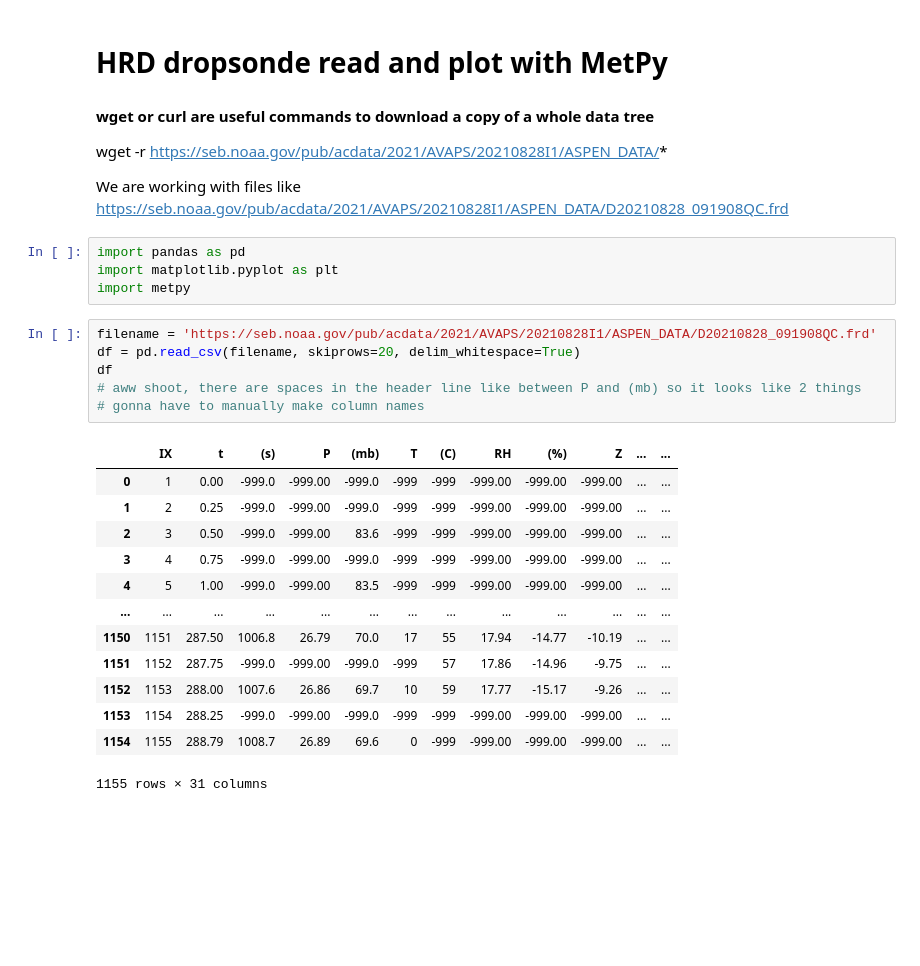
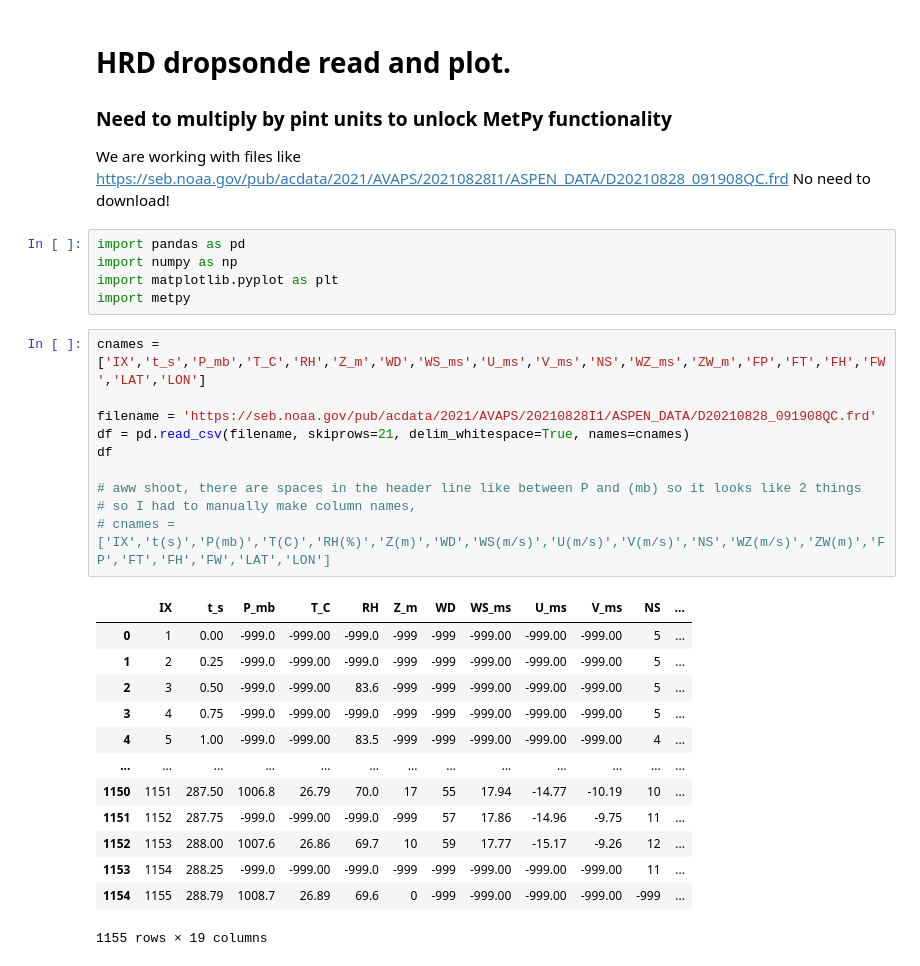
Before and after one commit to MPOcanes/MPO624_2022, a Jupyter notebook: Notebooks/HRD_dropsondes.ipynb, the cells around one changed output. Saved outputs shown, nothing was run; the diff lists cells and outputs as text; blank space fills up the shorter version.

```diff
--- a/Notebooks/HRD_dropsondes.ipynb
+++ b/Notebooks/HRD_dropsondes.ipynb
@@ -1,31 +1,35 @@
 # %% [markdown]
-# HRD dropsonde read and plot with MetPy
-
-#### wget or curl are useful commands to download a copy of a whole data tree
-wget -r https://seb.noaa.gov/pub/acdata/2021/AVAPS/20210828I1/ASPEN_DATA/*
+# HRD dropsonde read and plot.
+### Need to multiply by pint units to unlock MetPy functionality
 
 We are working with files like https://seb.noaa.gov/pub/acdata/2021/AVAPS/20210828I1/ASPEN_DATA/D20210828_091908QC.frd
+No need to download!
 # %%
 import pandas as pd
+import numpy as np
 import matplotlib.pyplot as plt
 import metpy
 # %%
+cnames = ['IX','t_s','P_mb','T_C','RH','Z_m','WD','WS_ms','U_ms','V_ms','NS','WZ_ms','ZW_m','FP','FT','FH','FW','LAT','LON']
+
 filename = 'https://seb.noaa.gov/pub/acdata/2021/AVAPS/20210828I1/ASPEN_DATA/D20210828_091908QC.frd'
-df = pd.read_csv(filename, skiprows=20, delim_whitespace=True)
+df = pd.read_csv(filename, skiprows=21, delim_whitespace=True, names=cnames)
 df
+
 # aww shoot, there are spaces in the header line like between P and (mb) so it looks like 2 things
-# gonna have to manually make column names
+# so I had to manually make column names,
+# cnames = ['IX','t(s)','P(mb)','T(C)','RH(%)','Z(m)','WD','WS(m/s)','U(m/s)','V(m/s)','NS','WZ(m/s)','ZW(m)','FP','FT','FH','FW','LAT','LON']
 # %% [output]
-|  | IX | t | (s) | P | (mb) | T | (C) | RH | (%) | Z | ... | ... |
-| 0 | 1 | 0.00 | -999.0 | -999.00 | -999.0 | -999 | -999 | -999.00 | -999.00 | -999.00 | ... | ... |
-| 1 | 2 | 0.25 | -999.0 | -999.00 | -999.0 | -999 | -999 | -999.00 | -999.00 | -999.00 | ... | ... |
-| 2 | 3 | 0.50 | -999.0 | -999.00 | 83.6 | -999 | -999 | -999.00 | -999.00 | -999.00 | ... | ... |
-| 3 | 4 | 0.75 | -999.0 | -999.00 | -999.0 | -999 | -999 | -999.00 | -999.00 | -999.00 | ... | ... |
-| 4 | 5 | 1.00 | -999.0 | -999.00 | 83.5 | -999 | -999 | -999.00 | -999.00 | -999.00 | ... | ... |
+|  | IX | t_s | P_mb | T_C | RH | Z_m | WD | WS_ms | U_ms | V_ms | NS | ... |
+| 0 | 1 | 0.00 | -999.0 | -999.00 | -999.0 | -999 | -999 | -999.00 | -999.00 | -999.00 | 5 | ... |
+| 1 | 2 | 0.25 | -999.0 | -999.00 | -999.0 | -999 | -999 | -999.00 | -999.00 | -999.00 | 5 | ... |
+| 2 | 3 | 0.50 | -999.0 | -999.00 | 83.6 | -999 | -999 | -999.00 | -999.00 | -999.00 | 5 | ... |
+| 3 | 4 | 0.75 | -999.0 | -999.00 | -999.0 | -999 | -999 | -999.00 | -999.00 | -999.00 | 5 | ... |
+| 4 | 5 | 1.00 | -999.0 | -999.00 | 83.5 | -999 | -999 | -999.00 | -999.00 | -999.00 | 4 | ... |
 | ... | ... | ... | ... | ... | ... | ... | ... | ... | ... | ... | ... | ... |
-| 1150 | 1151 | 287.50 | 1006.8 | 26.79 | 70.0 | 17 | 55 | 17.94 | -14.77 | -10.19 | ... | ... |
-| 1151 | 1152 | 287.75 | -999.0 | -999.00 | -999.0 | -999 | 57 | 17.86 | -14.96 | -9.75 | ... | ... |
-| 1152 | 1153 | 288.00 | 1007.6 | 26.86 | 69.7 | 10 | 59 | 17.77 | -15.17 | -9.26 | ... | ... |
-| 1153 | 1154 | 288.25 | -999.0 | -999.00 | -999.0 | -999 | -999 | -999.00 | -999.00 | -999.00 | ... | ... |
-| 1154 | 1155 | 288.79 | 1008.7 | 26.89 | 69.6 | 0 | -999 | -999.00 | -999.00 | -999.00 | ... | ... |
+| 1150 | 1151 | 287.50 | 1006.8 | 26.79 | 70.0 | 17 | 55 | 17.94 | -14.77 | -10.19 | 10 | ... |
+| 1151 | 1152 | 287.75 | -999.0 | -999.00 | -999.0 | -999 | 57 | 17.86 | -14.96 | -9.75 | 11 | ... |
+| 1152 | 1153 | 288.00 | 1007.6 | 26.86 | 69.7 | 10 | 59 | 17.77 | -15.17 | -9.26 | 12 | ... |
+| 1153 | 1154 | 288.25 | -999.0 | -999.00 | -999.0 | -999 | -999 | -999.00 | -999.00 | -999.00 | 11 | ... |
+| 1154 | 1155 | 288.79 | 1008.7 | 26.89 | 69.6 | 0 | -999 | -999.00 | -999.00 | -999.00 | -999 | ... |
-1155 rows × 31 columns
+1155 rows × 19 columns
```
Also changed, not shown: parts of 5 cells of this notebook.
